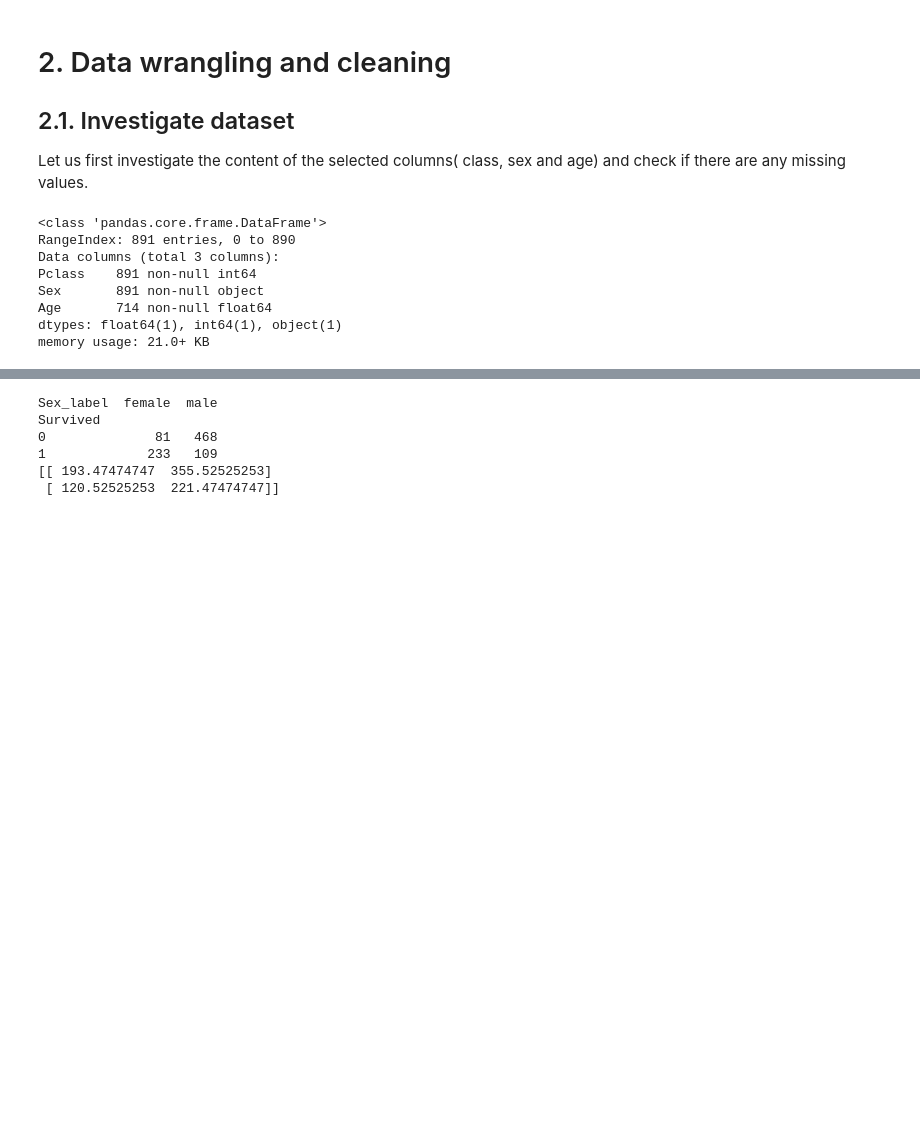
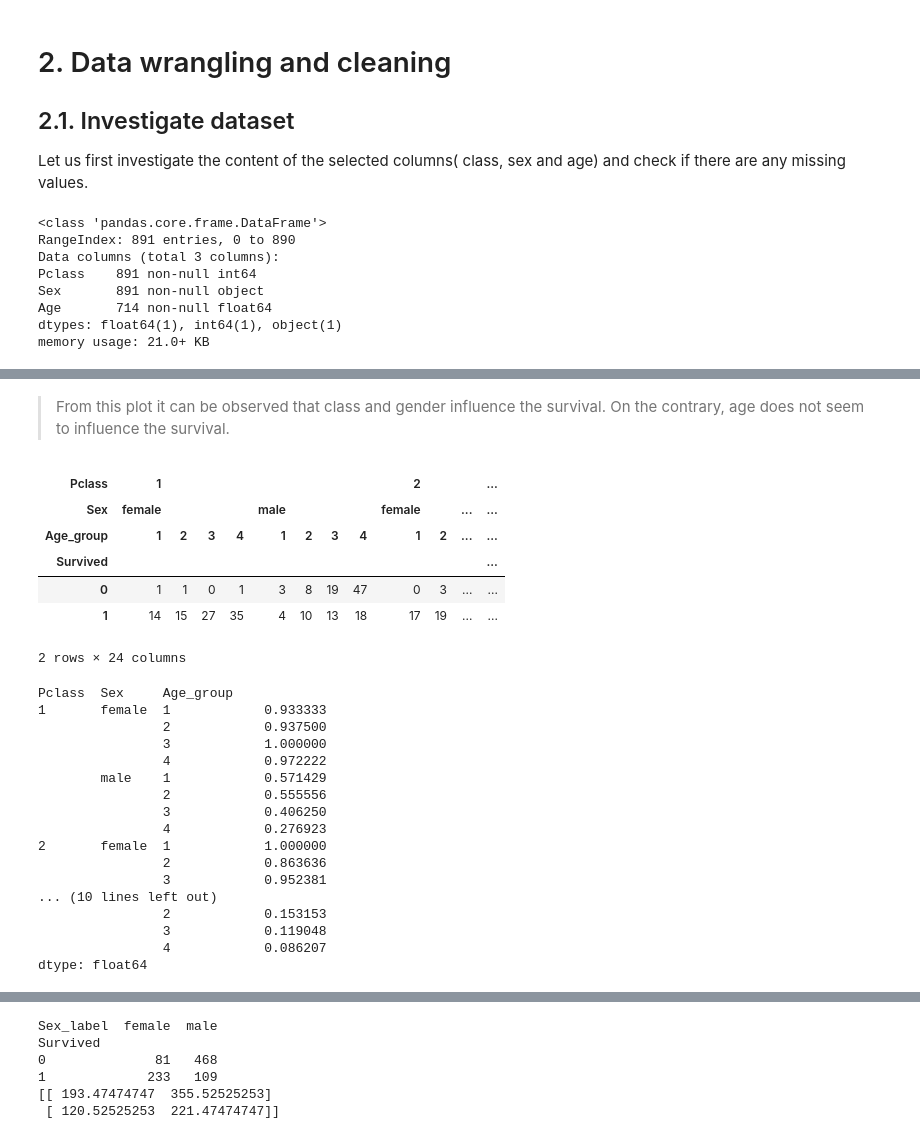
Before and after one commit to mabelvj/data-analyst-nanodegree, a Jupyter notebook: P2-investigate-dataset/P2_report.ipynb, the cells around one changed output, grey strips where cells are left out. Saved outputs shown, nothing was run; the diff lists cells and outputs as text; code cells hidden in the pictures; blank space fills up the shorter version.

```diff
--- a/P2-investigate-dataset/P2_report.ipynb
+++ b/P2-investigate-dataset/P2_report.ipynb
@@ -258 +303,36 @@ survival_rate= (table.iloc[1]/table.sum(axis=0))
+# %% [markdown]
+> From this plot it can be observed that class and gender influence the survival. On the contrary, age does not seem to influence the survival.
+# %%
+# Create a table
+table = pd.crosstab([outcomes], [df['Pclass'], df['Sex'],df['Age_group']])
+display(table)
+
+# Calculate the survival rate for each age group, sex and class
+survival_rate= (table.iloc[1]/table.sum(axis=0))
+display(survival_rate)
+# %% [output]
+| Pclass | 1 |  |  |  |  |  |  |  | 2 |  |  | ... |
+| Sex | female |  |  |  | male |  |  |  | female |  | ... | ... |
+| Age_group | 1 | 2 | 3 | 4 | 1 | 2 | 3 | 4 | 1 | 2 | ... | ... |
+| Survived |  |  |  |  |  |  |  |  |  |  |  | ... |
+| 0 | 1 | 1 | 0 | 1 | 3 | 8 | 19 | 47 | 0 | 3 | ... | ... |
+| 1 | 14 | 15 | 27 | 35 | 4 | 10 | 13 | 18 | 17 | 19 | ... | ... |
+2 rows × 24 columns
+Pclass  Sex     Age_group
+1       female  1            0.933333
+                2            0.937500
+                3            1.000000
+                4            0.972222
+        male    1            0.571429
+                2            0.555556
+                3            0.406250
+                4            0.276923
+2       female  1            1.000000
+                2            0.863636
+                3            0.952381
+... (10 lines left out)
+                2            0.153153
+                3            0.119048
+                4            0.086207
+dtype: float64
 # %%
```
Also changed, not shown: parts of 46 cells of this notebook, 1 other file.
